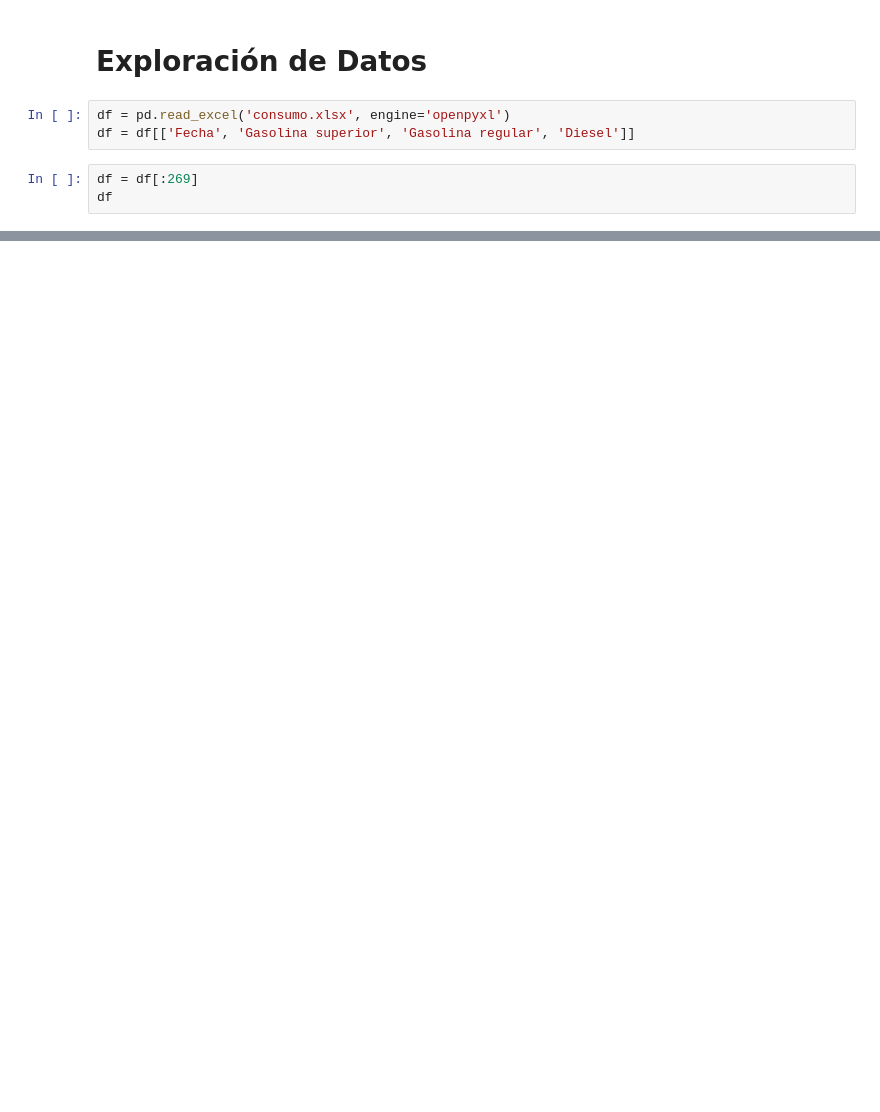
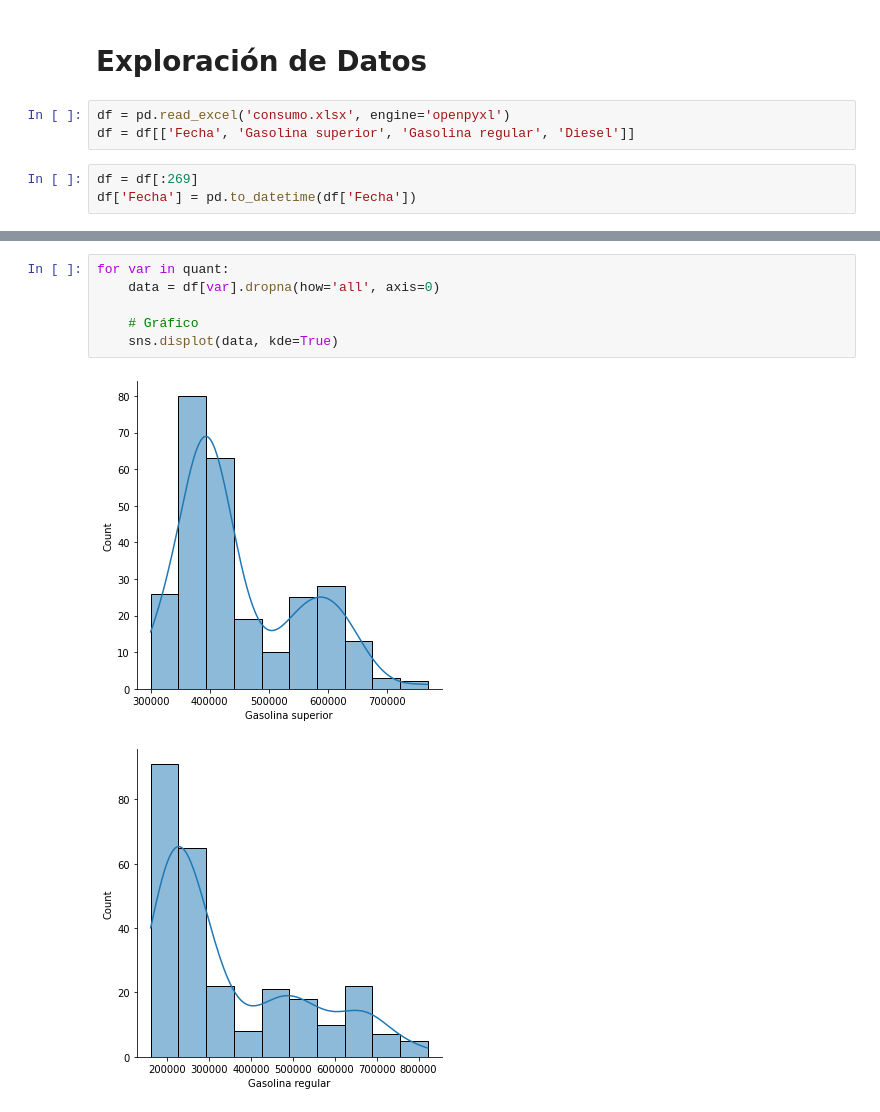
Before and after one commit to andreamalin/HDT2_DS, a Jupyter notebook: main.ipynb, the cells around one changed output, grey strips where cells are left out. Saved outputs shown, nothing was run; the diff lists cells and outputs as text; blank space fills up the shorter version.

```diff
--- a/main.ipynb
+++ b/main.ipynb
@@ -12,4 +14,4 @@ df = pd.read_excel('consumo.xlsx', engine='openpyxl')
 df = df[['Fecha', 'Gasolina superior', 'Gasolina regular', 'Diesel']]
 # %%
 df = df[:269]
-df
+df['Fecha'] = pd.to_datetime(df['Fecha'])
@@ -29,0 +43,9 @@ df
+# %%
+for var in quant:
+    data = df[var].dropna(how='all', axis=0)
+
+    # Gráfico
+    sns.displot(data, kde=True)
+# %% [output]
+[figure, added]
+[figure, added]
```
Also changed, not shown: parts of 11 cells of this notebook.
